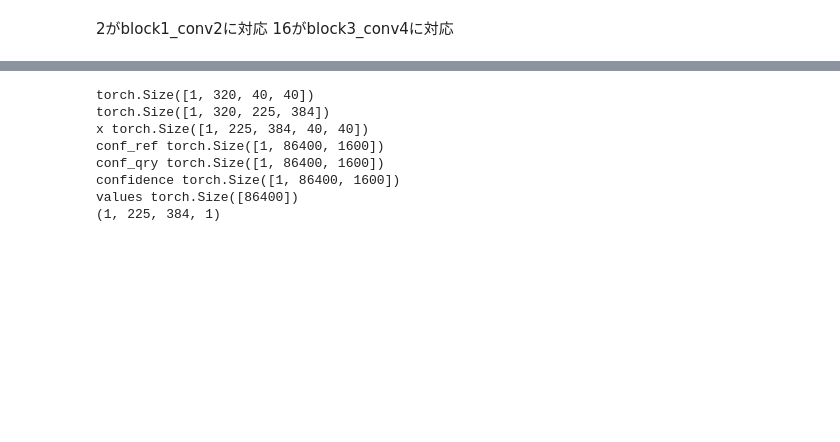
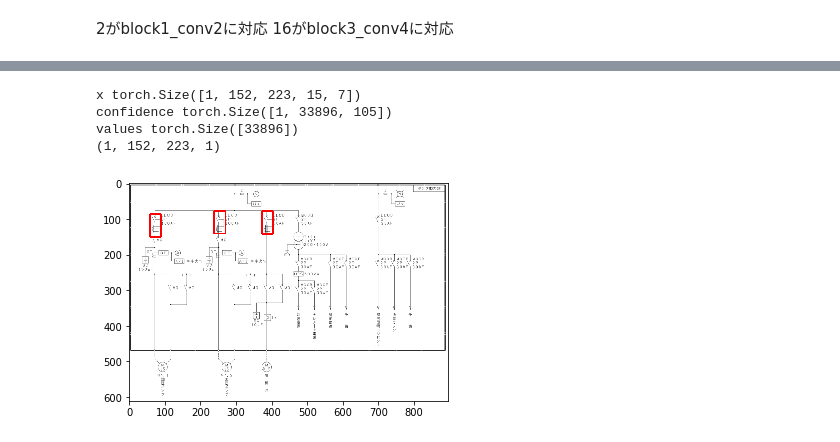
Before and after one commit to kamata1729/QATM_pytorch, a Jupyter notebook: qatm_pytorch.ipynb, the cells around one changed output, grey strips where cells are left out. Drawn from its saved outputs; the diff is of its cells as text; code cells hidden in the pictures; blank space fills up the shorter version.

```diff
--- a/qatm_pytorch.ipynb
+++ b/qatm_pytorch.ipynb
@@ -165,11 +210,8 @@ def run_one_sample(template, sample):
 # %%
-val = run_one_sample(template, image)
+score = run_one_sample(template, image)
 # %% [output]
-torch.Size([1, 320, 40, 40])
-torch.Size([1, 320, 225, 384])
-x torch.Size([1, 225, 384, 40, 40])
-conf_ref torch.Size([1, 86400, 1600])
-conf_qry torch.Size([1, 86400, 1600])
-confidence torch.Size([1, 86400, 1600])
-values torch.Size([86400])
-(1, 225, 384, 1)
+x torch.Size([1, 152, 223, 15, 7])
+confidence torch.Size([1, 33896, 105])
+values torch.Size([33896])
+(1, 152, 223, 1)
+[figure, added]
```
Also changed, not shown: parts of 23 cells of this notebook, 8 other files.
